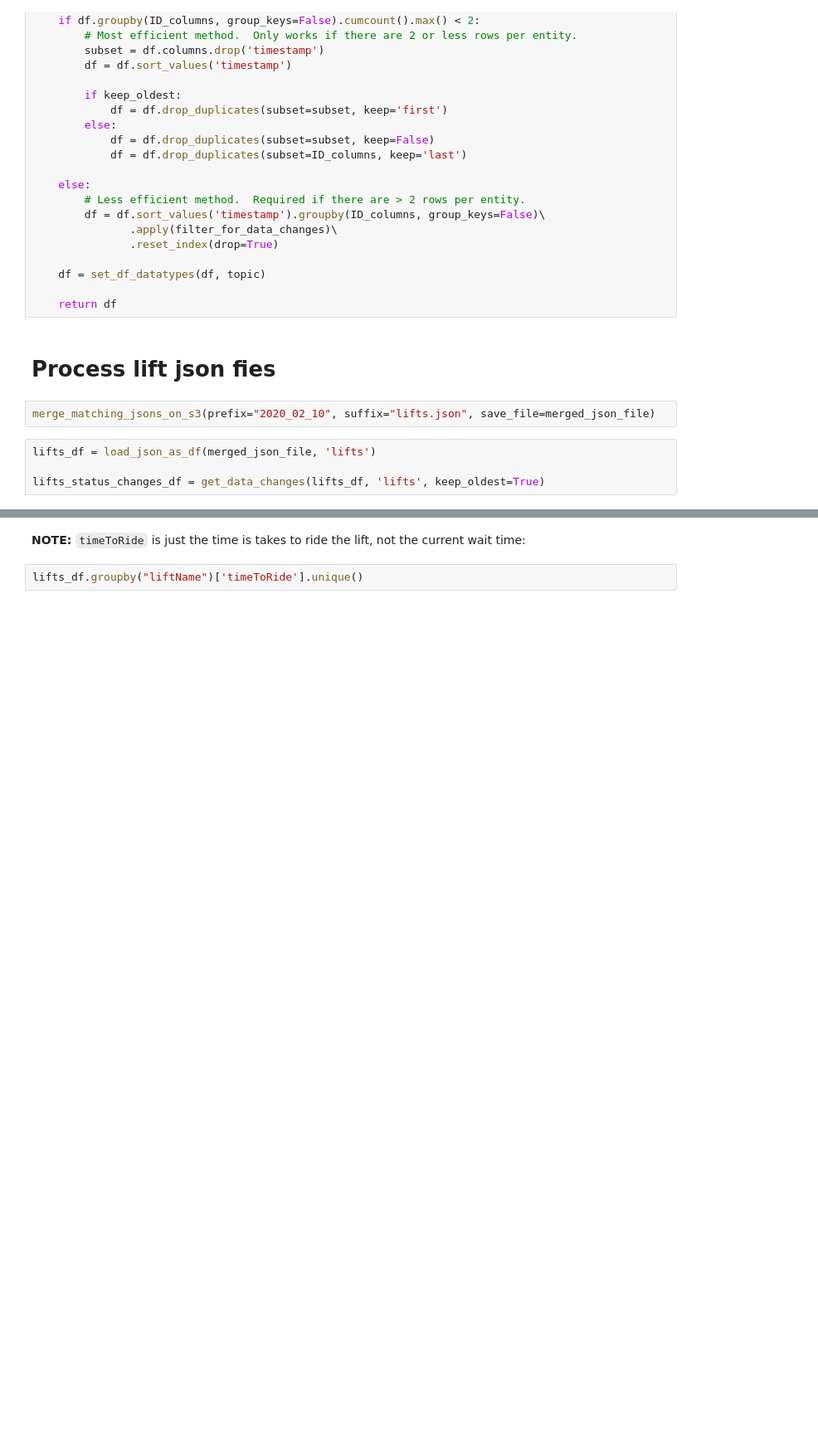
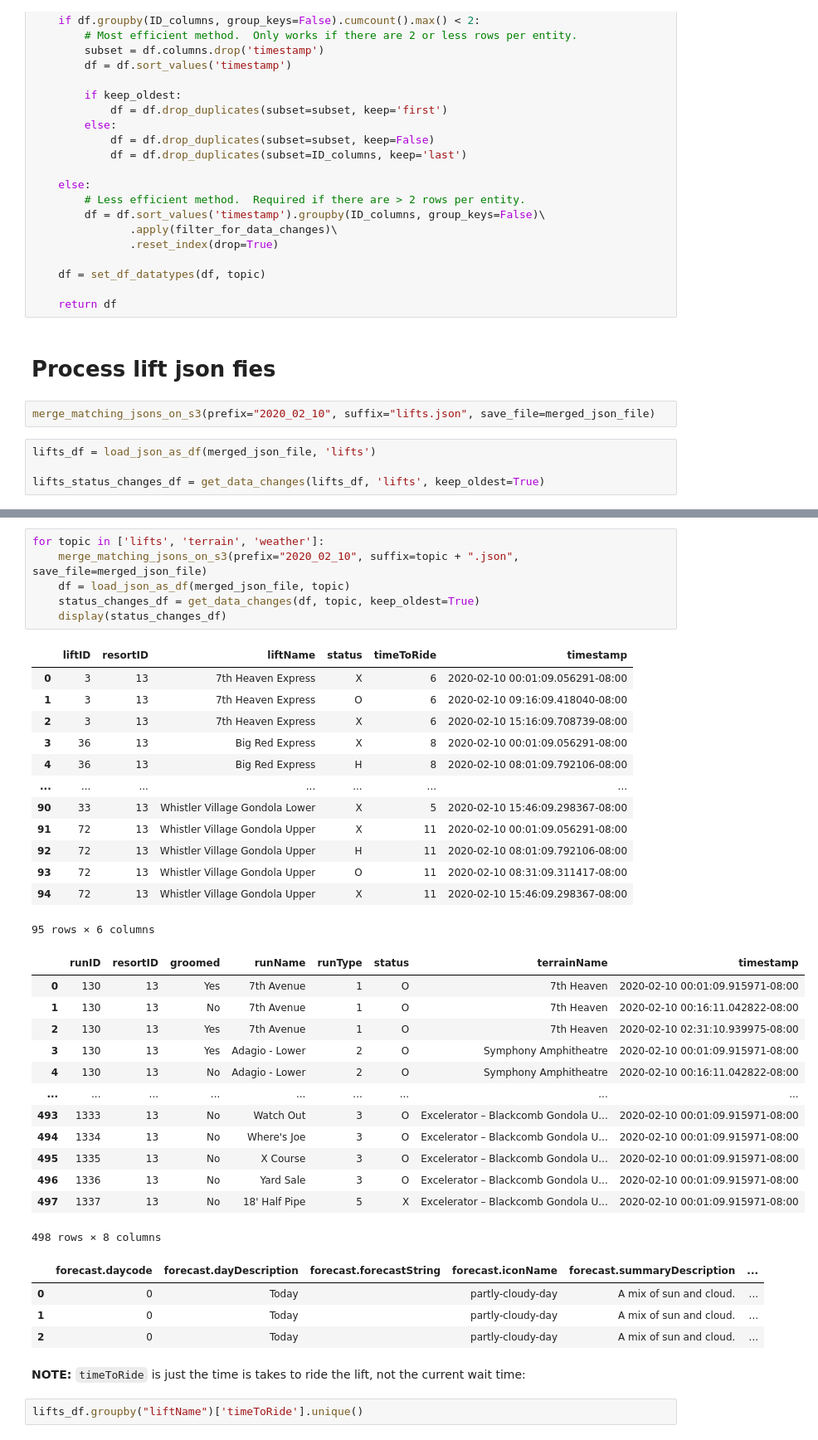
Before and after one commit to Pall-v/snowbot, a Jupyter notebook: notebooks/2.0-pv-process-json.ipynb, the cells around one changed output, grey strips where cells are left out. Shown at 83% size. Drawn from its saved outputs; the diff is of its cells as text; blank space fills up the shorter version.

```diff
--- a/notebooks/2.0-pv-process-json.ipynb
+++ b/notebooks/2.0-pv-process-json.ipynb
@@ -284,3 +298,40 @@ lifts_status_changes_df
+# %%
+for topic in ['lifts', 'terrain', 'weather']:
+    merge_matching_jsons_on_s3(prefix="2020_02_10", suffix=topic + ".json", save_file=merged_json_file)
+    df = load_json_as_df(merged_json_file, topic)
+    status_changes_df = get_data_changes(df, topic, keep_oldest=True)
+    display(status_changes_df)
+# %% [output]
+|  | liftID | resortID | liftName | status | timeToRide | timestamp |
+| 0 | 3 | 13 | 7th Heaven Express | X | 6 | 2020-02-10 00:01:09.056291-08:00 |
+| 1 | 3 | 13 | 7th Heaven Express | O | 6 | 2020-02-10 09:16:09.418040-08:00 |
+| 2 | 3 | 13 | 7th Heaven Express | X | 6 | 2020-02-10 15:16:09.708739-08:00 |
+| 3 | 36 | 13 | Big Red Express | X | 8 | 2020-02-10 00:01:09.056291-08:00 |
+| 4 | 36 | 13 | Big Red Express | H | 8 | 2020-02-10 08:01:09.792106-08:00 |
+| ... | ... | ... | ... | ... | ... | ... |
+| 90 | 33 | 13 | Whistler Village Gondola Lower | X | 5 | 2020-02-10 15:46:09.298367-08:00 |
+| 91 | 72 | 13 | Whistler Village Gondola Upper | X | 11 | 2020-02-10 00:01:09.056291-08:00 |
+| 92 | 72 | 13 | Whistler Village Gondola Upper | H | 11 | 2020-02-10 08:01:09.792106-08:00 |
+| 93 | 72 | 13 | Whistler Village Gondola Upper | O | 11 | 2020-02-10 08:31:09.311417-08:00 |
+| 94 | 72 | 13 | Whistler Village Gondola Upper | X | 11 | 2020-02-10 15:46:09.298367-08:00 |
+95 rows × 6 columns
+|  | runID | resortID | groomed | runName | runType | status | terrainName | timestamp |
+| 0 | 130 | 13 | Yes | 7th Avenue | 1 | O | 7th Heaven | 2020-02-10 00:01:09.915971-08:00 |
+| 1 | 130 | 13 | No | 7th Avenue | 1 | O | 7th Heaven | 2020-02-10 00:16:11.042822-08:00 |
+| 2 | 130 | 13 | Yes | 7th Avenue | 1 | O | 7th Heaven | 2020-02-10 02:31:10.939975-08:00 |
+| 3 | 130 | 13 | Yes | Adagio - Lower | 2 | O | Symphony Amphitheatre | 2020-02-10 00:01:09.915971-08:00 |
+| 4 | 130 | 13 | No | Adagio - Lower | 2 | O | Symphony Amphitheatre | 2020-02-10 00:16:11.042822-08:00 |
+| ... | ... | ... | ... | ... | ... | ... | ... | ... |
+| 493 | 1333 | 13 | No | Watch Out | 3 | O | Excelerator – Blackcomb Gondola U... | 2020-02-10 00:01:09.915971-08:00 |
+| 494 | 1334 | 13 | No | Where's Joe | 3 | O | Excelerator – Blackcomb Gondola U... | 2020-02-10 00:01:09.915971-08:00 |
+| 495 | 1335 | 13 | No | X Course | 3 | O | Excelerator – Blackcomb Gondola U... | 2020-02-10 00:01:09.915971-08:00 |
+| 496 | 1336 | 13 | No | Yard Sale | 3 | O | Excelerator – Blackcomb Gondola U... | 2020-02-10 00:01:09.915971-08:00 |
+| 497 | 1337 | 13 | No | 18' Half Pipe | 5 | X | Excelerator – Blackcomb Gondola U... | 2020-02-10 00:01:09.915971-08:00 |
+498 rows × 8 columns
+|  | forecast.daycode | forecast.dayDescription | forecast.forecastString | forecast.iconName | forecast.summaryDescription | ... |
+| 0 | 0 | Today |  | partly-cloudy-day | A mix of sun and cloud. | ... |
+| 1 | 0 | Today |  | partly-cloudy-day | A mix of sun and cloud. | ... |
+| 2 | 0 | Today |  | partly-cloudy-day | A mix of sun and cloud. | ... |
 # %% [markdown]
 **NOTE:** `timeToRide` is just the time is takes to ride the lift, not the current wait time:
 # %%
```
Also changed, not shown: parts of 31 cells of this notebook, 2 other files.
